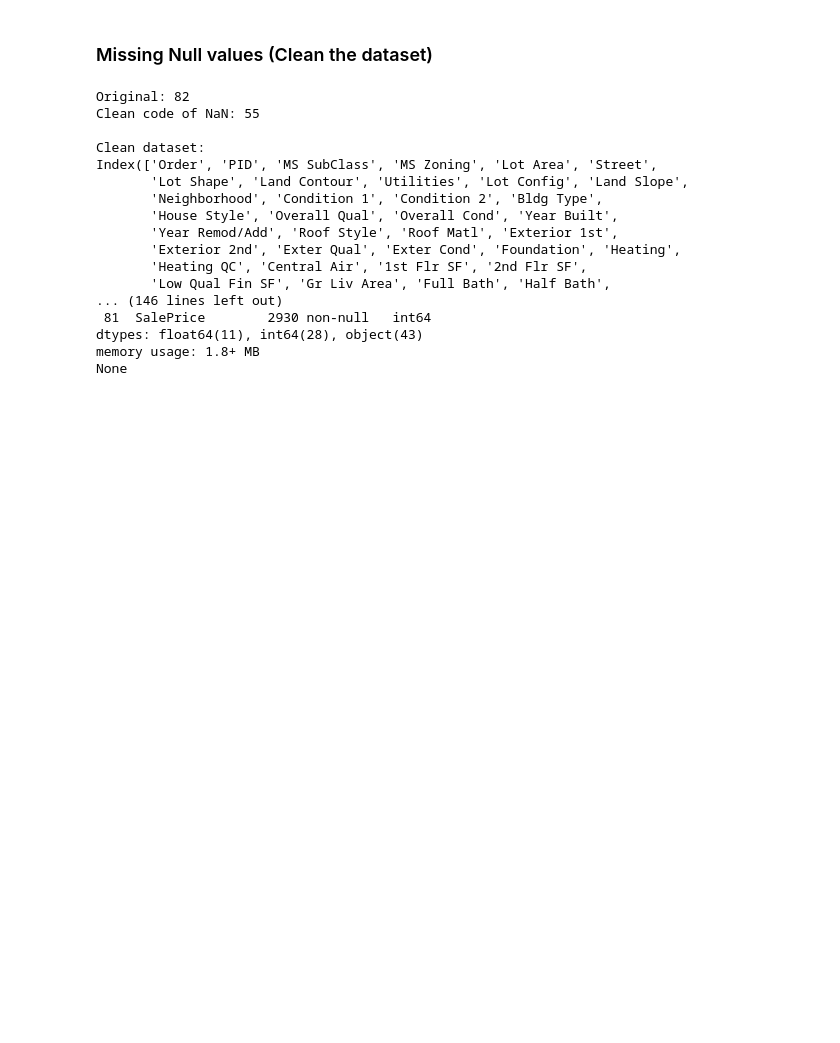
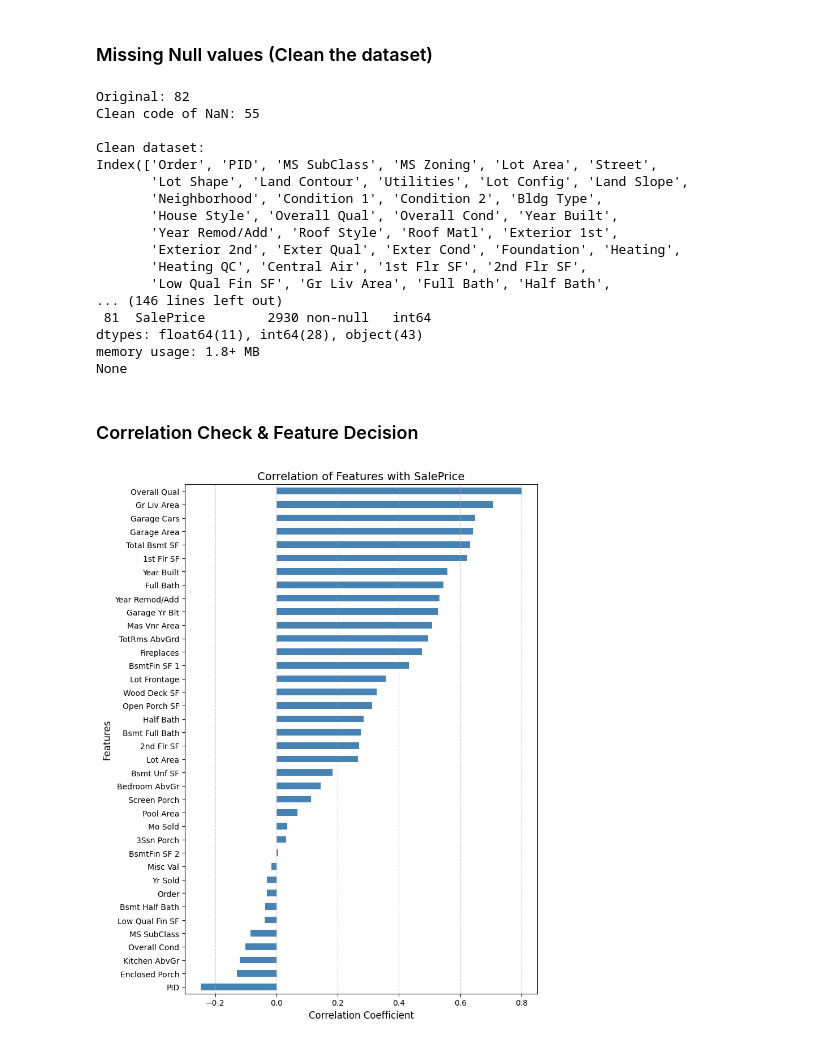
Before and after one commit to AlejandraCordero/NEC_labs, a Jupyter notebook: Activity01/activity01.ipynb, the cells around one changed output. Saved outputs shown, nothing was run; the diff lists cells and outputs as text; code cells hidden in the pictures; blank space fills up the shorter version.

Commit message:
Correlation and encode categorical variables

```diff
--- a/Activity01/activity01.ipynb
+++ b/Activity01/activity01.ipynb
@@ -88,3 +89,21 @@ Index(['Order', 'PID', 'MS SubClass', 'MS Zoning', 'Lot Area', 'Street',
 dtypes: float64(11), int64(28), object(43)
 memory usage: 1.8+ MB
 None
+# %% [markdown]
+### Correlation Check & Feature Decision
+# %%
+numeric_df = df.select_dtypes(include=['int64', 'float64'])
+
+corr_with_price = numeric_df.corr()['SalePrice'].sort_values(ascending=True)
+
+plt.figure(figsize=(8, 10))
+corr_with_price.drop('SalePrice').plot(kind='barh', color='steelblue')
+
+plt.title('Correlation of Features with SalePrice', fontsize=14)
+plt.xlabel('Correlation Coefficient', fontsize=12)
+plt.ylabel('Features', fontsize=12)
+plt.grid(axis='x', linestyle='--', alpha=0.7)
+plt.tight_layout()
+plt.show()
+# %% [output]
+[figure, added]
```
Also changed, not shown: parts of 3 cells of this notebook, 1 other file.
